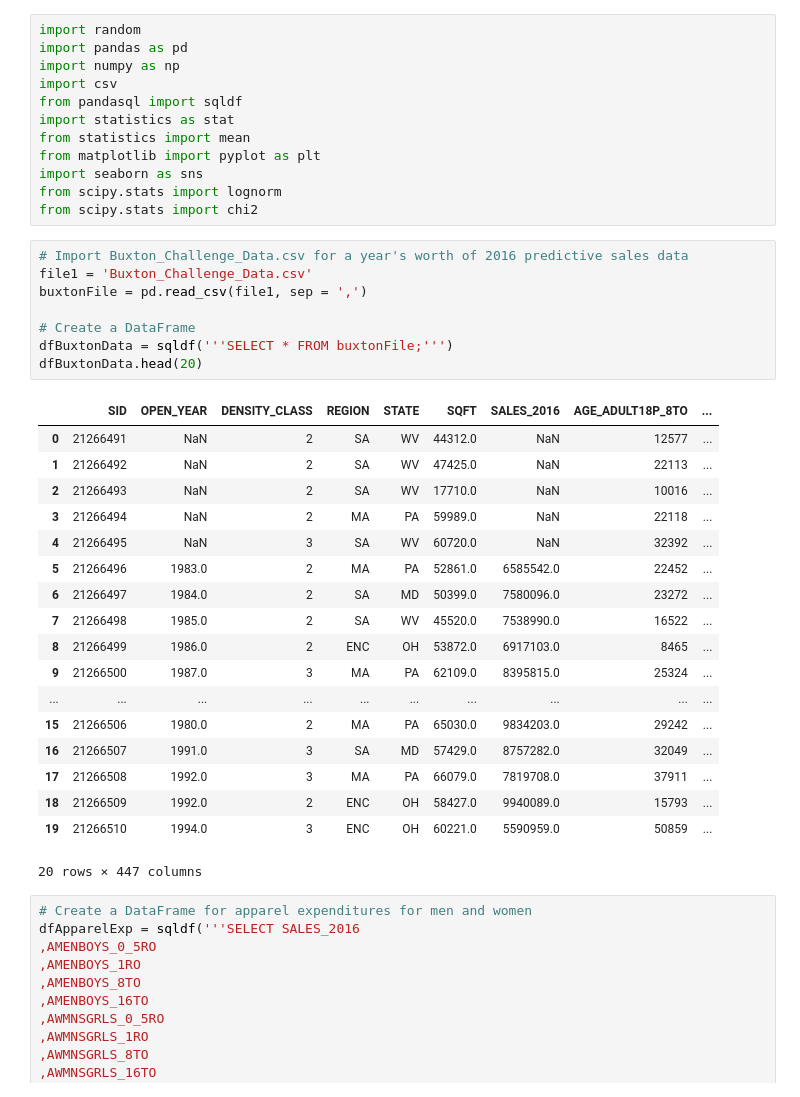
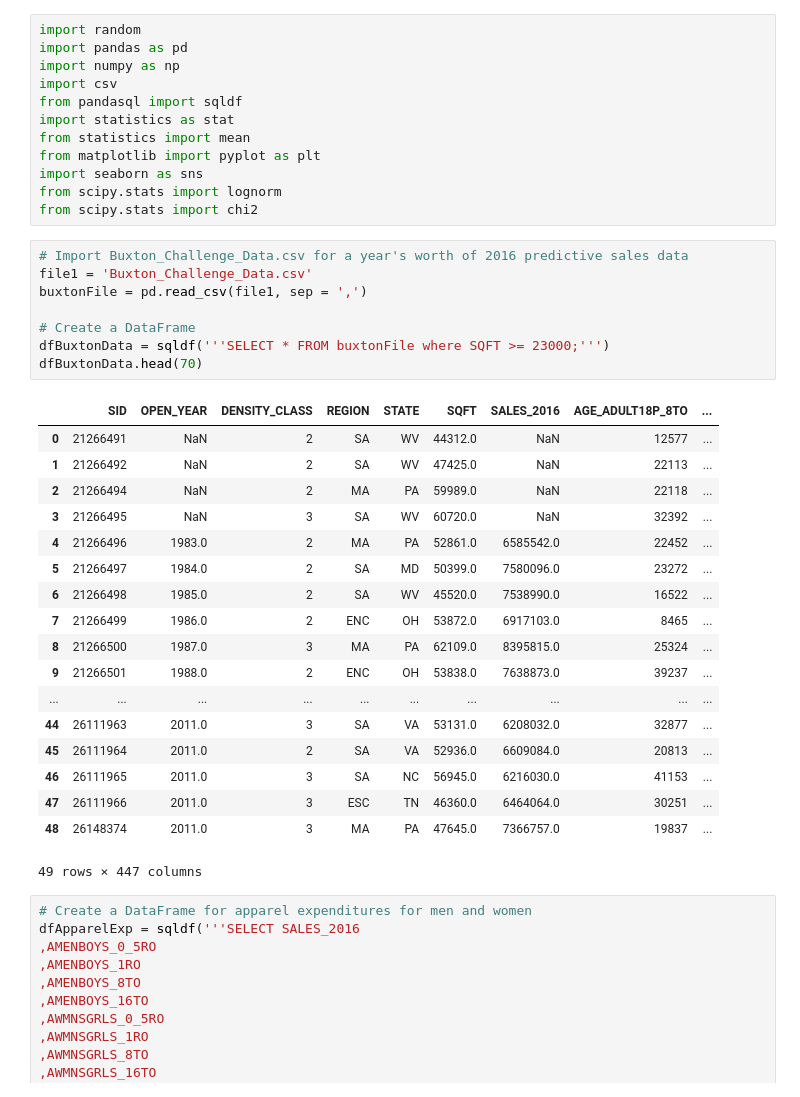
Before and after one commit to marissamckee/Retail_Location_Regression, a Jupyter notebook: Retail Location Correlation Matrices.ipynb, the cells around one changed output. Cells and saved outputs as stored; diff of their text form.

```diff
--- a/Retail Location Correlation Matrices.ipynb
+++ b/Retail Location Correlation Matrices.ipynb
@@ -13,30 +13,30 @@ from scipy.stats import chi2
 # %%
 # Import Buxton_Challenge_Data.csv for a year's worth of 2016 predictive sales data
 file1 = 'Buxton_Challenge_Data.csv'
 buxtonFile = pd.read_csv(file1, sep = ',')
 
 # Create a DataFrame
-dfBuxtonData = sqldf('''SELECT * FROM buxtonFile;''')
-dfBuxtonData.head(20)
+dfBuxtonData = sqldf('''SELECT * FROM buxtonFile where SQFT >= 23000;''')
+dfBuxtonData.head(70)
 # %% [output]
 |  | SID | OPEN_YEAR | DENSITY_CLASS | REGION | STATE | SQFT | SALES_2016 | AGE_ADULT18P_8TO | ... |
 | 0 | 21266491 | NaN | 2 | SA | WV | 44312.0 | NaN | 12577 | ... |
 | 1 | 21266492 | NaN | 2 | SA | WV | 47425.0 | NaN | 22113 | ... |
-| 2 | 21266493 | NaN | 2 | SA | WV | 17710.0 | NaN | 10016 | ... |
-| 3 | 21266494 | NaN | 2 | MA | PA | 59989.0 | NaN | 22118 | ... |
-| 4 | 21266495 | NaN | 3 | SA | WV | 60720.0 | NaN | 32392 | ... |
-| 5 | 21266496 | 1983.0 | 2 | MA | PA | 52861.0 | 6585542.0 | 22452 | ... |
-| 6 | 21266497 | 1984.0 | 2 | SA | MD | 50399.0 | 7580096.0 | 23272 | ... |
-| 7 | 21266498 | 1985.0 | 2 | SA | WV | 45520.0 | 7538990.0 | 16522 | ... |
-| 8 | 21266499 | 1986.0 | 2 | ENC | OH | 53872.0 | 6917103.0 | 8465 | ... |
-| 9 | 21266500 | 1987.0 | 3 | MA | PA | 62109.0 | 8395815.0 | 25324 | ... |
+| 2 | 21266494 | NaN | 2 | MA | PA | 59989.0 | NaN | 22118 | ... |
+| 3 | 21266495 | NaN | 3 | SA | WV | 60720.0 | NaN | 32392 | ... |
+| 4 | 21266496 | 1983.0 | 2 | MA | PA | 52861.0 | 6585542.0 | 22452 | ... |
+| 5 | 21266497 | 1984.0 | 2 | SA | MD | 50399.0 | 7580096.0 | 23272 | ... |
+| 6 | 21266498 | 1985.0 | 2 | SA | WV | 45520.0 | 7538990.0 | 16522 | ... |
+| 7 | 21266499 | 1986.0 | 2 | ENC | OH | 53872.0 | 6917103.0 | 8465 | ... |
+| 8 | 21266500 | 1987.0 | 3 | MA | PA | 62109.0 | 8395815.0 | 25324 | ... |
+| 9 | 21266501 | 1988.0 | 2 | ENC | OH | 53838.0 | 7638873.0 | 39237 | ... |
 | ... | ... | ... | ... | ... | ... | ... | ... | ... | ... |
-| 15 | 21266506 | 1980.0 | 2 | MA | PA | 65030.0 | 9834203.0 | 29242 | ... |
-| 16 | 21266507 | 1991.0 | 3 | SA | MD | 57429.0 | 8757282.0 | 32049 | ... |
-| 17 | 21266508 | 1992.0 | 3 | MA | PA | 66079.0 | 7819708.0 | 37911 | ... |
-| 18 | 21266509 | 1992.0 | 2 | ENC | OH | 58427.0 | 9940089.0 | 15793 | ... |
-| 19 | 21266510 | 1994.0 | 3 | ENC | OH | 60221.0 | 5590959.0 | 50859 | ... |
+| 44 | 26111963 | 2011.0 | 3 | SA | VA | 53131.0 | 6208032.0 | 32877 | ... |
+| 45 | 26111964 | 2011.0 | 2 | SA | VA | 52936.0 | 6609084.0 | 20813 | ... |
+| 46 | 26111965 | 2011.0 | 3 | SA | NC | 56945.0 | 6216030.0 | 41153 | ... |
+| 47 | 26111966 | 2011.0 | 3 | ESC | TN | 46360.0 | 6464064.0 | 30251 | ... |
+| 48 | 26148374 | 2011.0 | 3 | MA | PA | 47645.0 | 7366757.0 | 19837 | ... |
-20 rows × 447 columns
+49 rows × 447 columns
 # %%
 # Create a DataFrame for apparel expenditures for men and women
 dfApparelExp = sqldf('''SELECT SALES_2016
```
